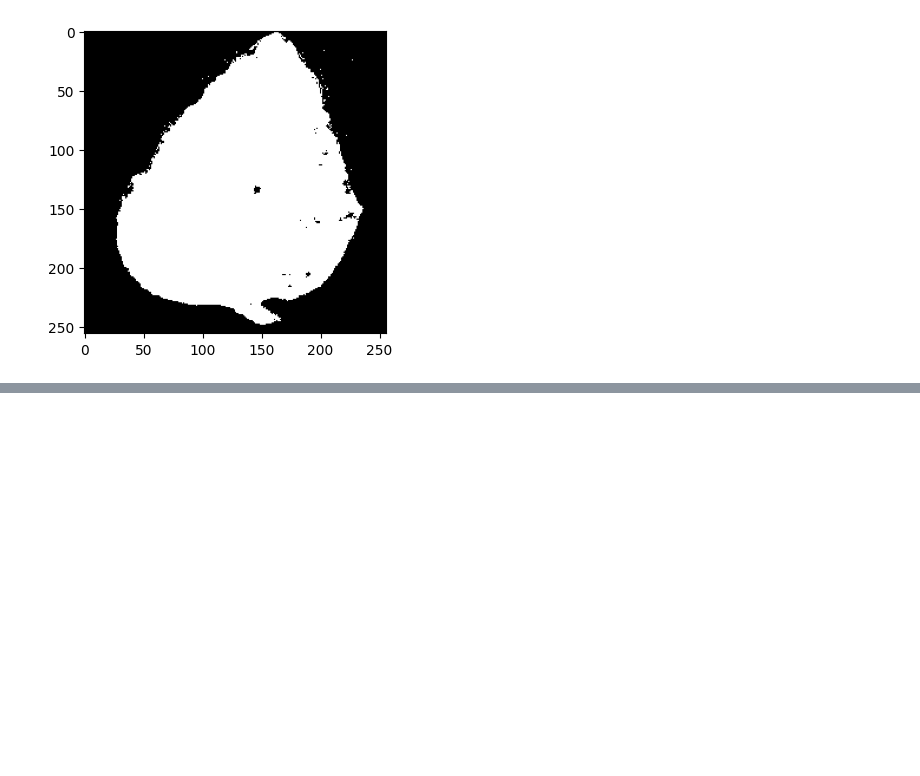
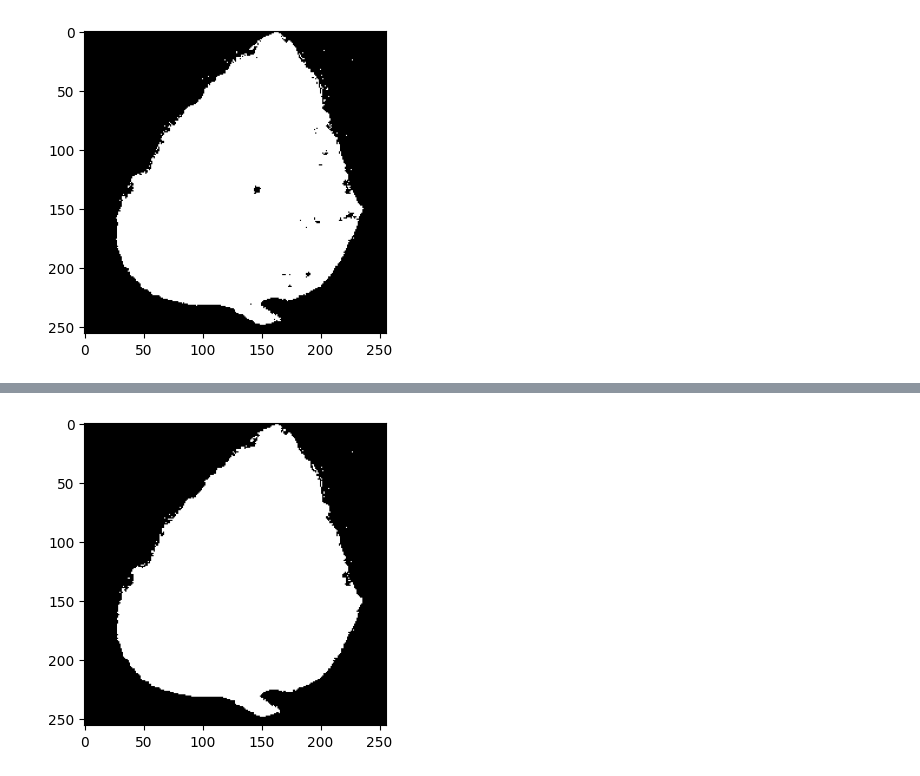
Before and after one commit to AnaGT/Anamilena, a Jupyter notebook: plantcv.ipynb, the cells around one changed output, grey strips where cells are left out. Drawn from its saved outputs; the diff is of its cells as text; code cells hidden in the pictures; blank space fills up the shorter version.

```diff
--- a/plantcv.ipynb
+++ b/plantcv.ipynb
@@ -63,0 +68,4 @@ l_thresh = pcv.threshold.binary(gray_img=s, threshold=50, max_value=255, object_
+# %%
+img_fill = pcv.fill_holes(otsu_img)
+# %% [output]
+[figure, added]
```
Also changed, not shown: parts of 5 cells of this notebook.
